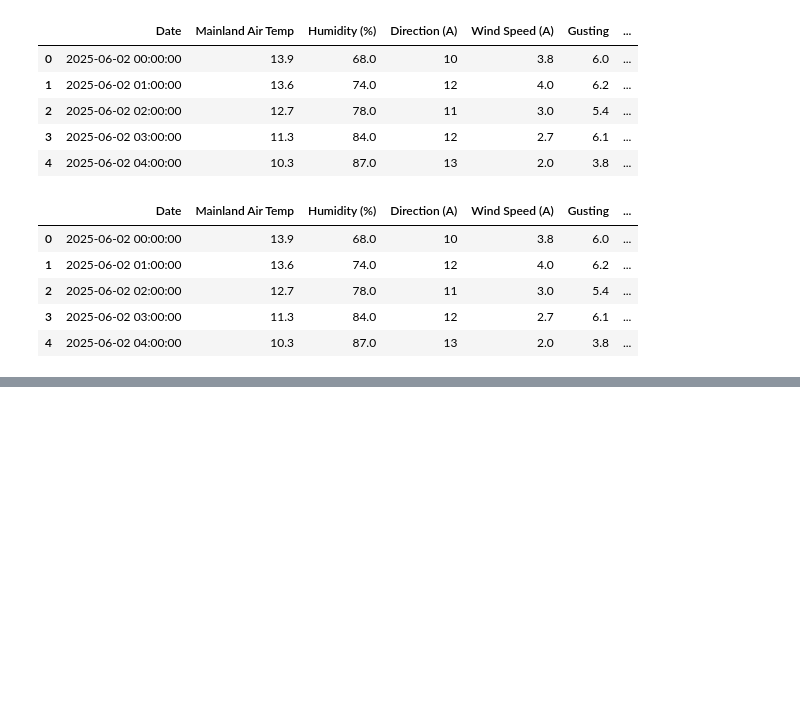
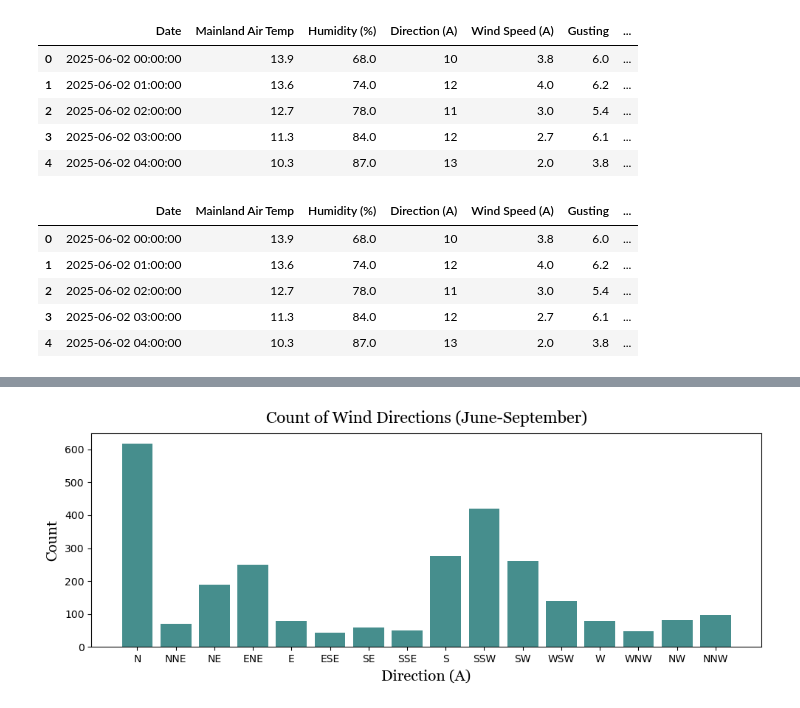
Before and after one commit to Krupamc/Research-2026-LSTM, a Jupyter notebook: graphs/graphs.ipynb, the cells around one changed output, grey strips where cells are left out. Cells and saved outputs as stored; diff of their text form; code cells hidden in the pictures; blank space fills up the shorter version.

```diff
--- a/graphs/graphs.ipynb
+++ b/graphs/graphs.ipynb
@@ -35,0 +87,19 @@ data_p.head()
+# %%
+#Plot 4 - Direction Counts
+
+counts = raw["Direction (A)"].value_counts()
+
+order = ["N", "NNE", "NE", "ENE", "E", "ESE", "SE", "SSE",
+         "S", "SSW", "SW", "WSW", "W", "WNW", "NW", "NNW"]
+
+labels = order
+values = [counts.get(d, 0) for d in order]
+
+plt.figure(figsize=(10, 4))
+plt.bar(labels, values, label='Directions', color='#468e8d')
+plt.title("Count of Wind Directions (June-September)", **myfont, pad=10, fontsize=16)
+plt.xlabel("Direction (A)", labelpad=5, **myfont, fontsize=15)
+plt.ylabel("Count", labelpad=5, **myfont, fontsize=15)
+plt.tight_layout()
+# %% [output]
+[figure, added]
```
Also changed, not shown: parts of 13 cells of this notebook, 2 other files.
